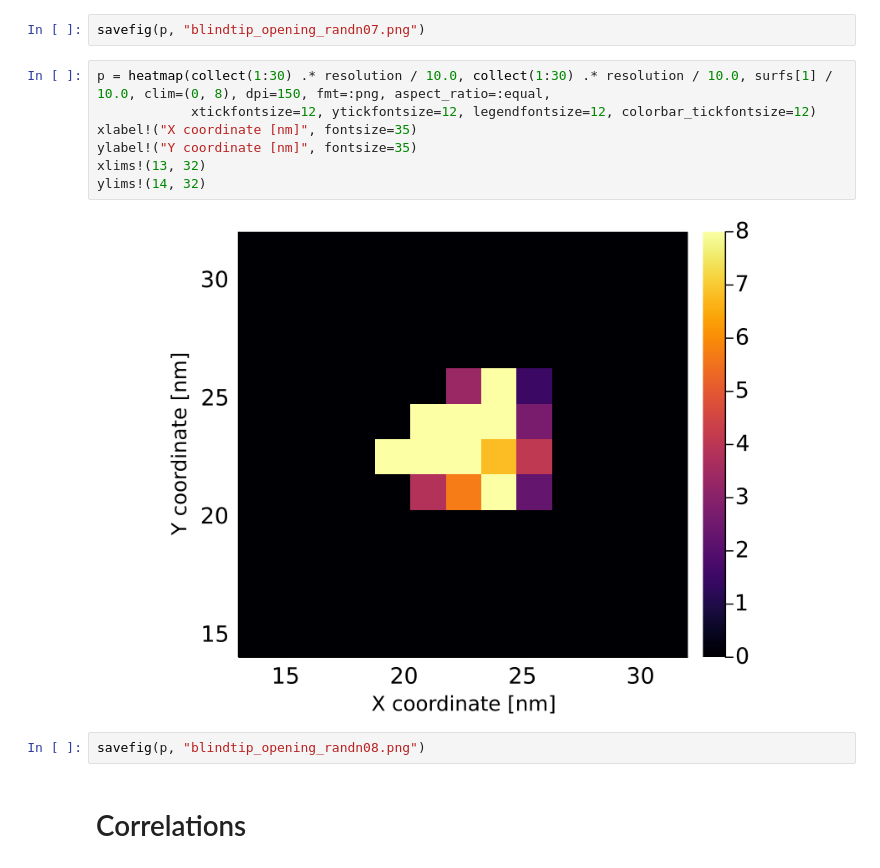
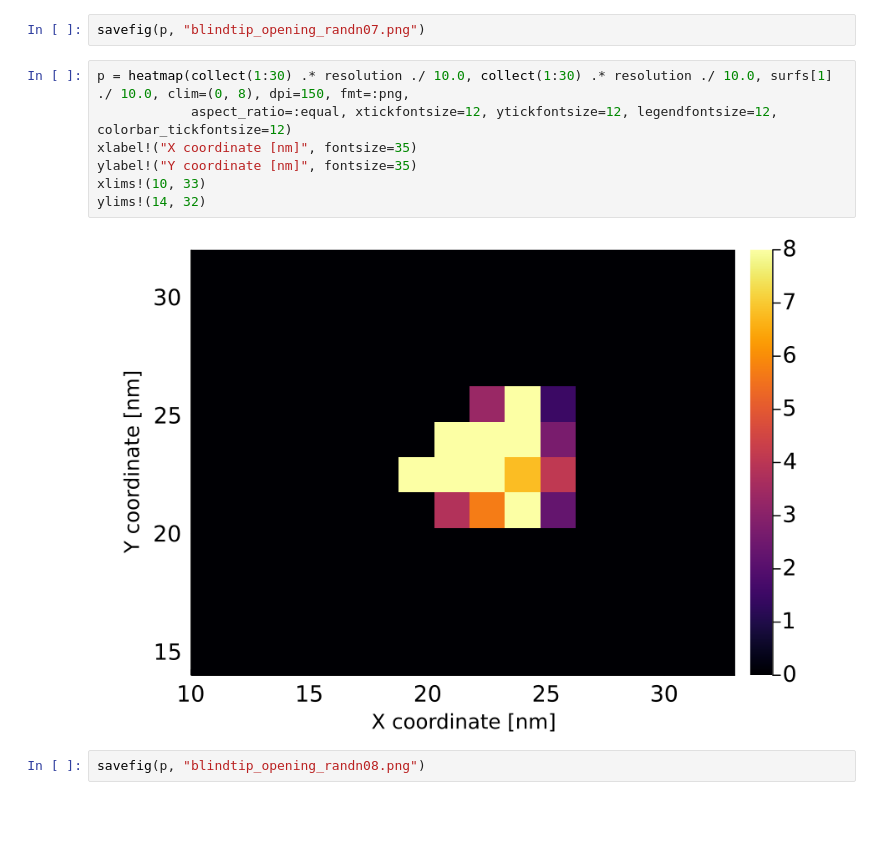
Before and after one commit to matsunagalab/differentiable_BTR, a Jupyter notebook: single_tip/blindtip_opening_randn.ipynb, the cells around one changed output. Saved outputs shown, nothing was run; the diff lists cells and outputs as text; blank space fills up the shorter version.

```diff
--- a/single_tip/blindtip_opening_randn.ipynb
+++ b/single_tip/blindtip_opening_randn.ipynb
@@ -315,15 +363,13 @@ ylims!(14, 32)
 # %%
 savefig(p, "blindtip_opening_randn07.png")
 # %%
-p = heatmap(collect(1:30) .* resolution / 10.0, collect(1:30) .* resolution / 10.0, surfs[1] / 10.0, clim=(0, 8), dpi=150, fmt=:png, aspect_ratio=:equal,
-            xtickfontsize=12, ytickfontsize=12, legendfontsize=12, colorbar_tickfontsize=12)
+p = heatmap(collect(1:30) .* resolution ./ 10.0, collect(1:30) .* resolution ./ 10.0, surfs[1] ./ 10.0, clim=(0, 8), dpi=150, fmt=:png,
+            aspect_ratio=:equal, xtickfontsize=12, ytickfontsize=12, legendfontsize=12, colorbar_tickfontsize=12)
 xlabel!("X coordinate [nm]", fontsize=35)
 ylabel!("Y coordinate [nm]", fontsize=35)
-xlims!(13, 32)
+xlims!(10, 33)
 ylims!(14, 32)
 # %% [output]
-[figure, old version]
+[figure, new version]
 # %%
 savefig(p, "blindtip_opening_randn08.png")
-# %% [markdown]
-# Correlations
```
Also changed, not shown: parts of 49 cells of this notebook, 15 other files.
